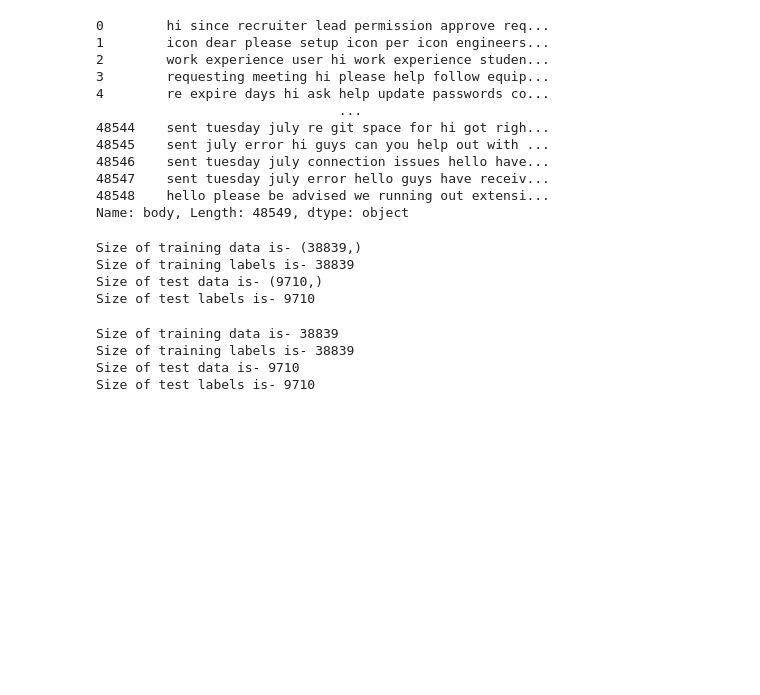
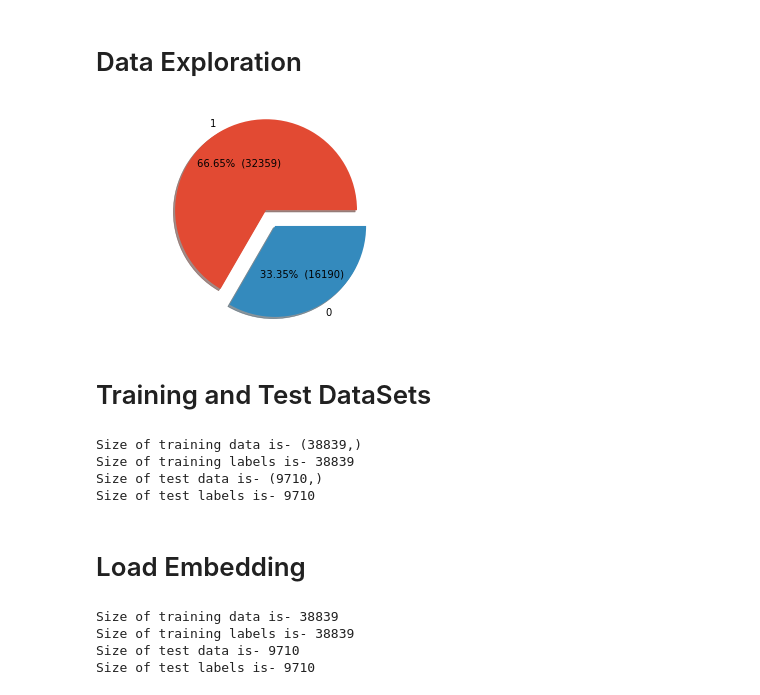
Before and after one commit to abhi1512/Service-Request_Classification, a Jupyter notebook: BinaryClassificationDeepLearning.ipynb, the cells around one changed output. Saved outputs shown, nothing was run; the diff lists cells and outputs as text; code cells hidden in the pictures; blank space fills up the shorter version.

```diff
--- a/BinaryClassificationDeepLearning.ipynb
+++ b/BinaryClassificationDeepLearning.ipynb
@@ -79,19 +167,13 @@ stopwords = set(stopwords.words("english"))
+# %% [markdown]
+# Data Exploration
 # %%
-all_ticket_df=pd.read_csv('all_ticketsnew.csv', encoding='utf-8')
+all_ticket_df=pd.read_csv('all_tickets_processed_2topics.csv', encoding='utf-8')
 
-labelData = all_ticket_df['ticket_type']
+all_ticket_df.head()
+
+labelData = all_ticket_df['Target']
 data = all_ticket_df['body']
-data
+
+plot_pie(labelData)
 # %% [output]
-0        hi since recruiter lead permission approve req...
-1        icon dear please setup icon per icon engineers...
-2        work experience user hi work experience studen...
-3        requesting meeting hi please help follow equip...
-4        re expire days hi ask help update passwords co...
-                               ...
-48544    sent tuesday july re git space for hi got righ...
-48545    sent july error hi guys can you help out with ...
-48546    sent tuesday july connection issues hello have...
-48547    sent tuesday july error hello guys have receiv...
-48548    hello please be advised we running out extensi...
-Name: body, Length: 48549, dtype: object
+[figure, added]
@@ -100,2 +180,4 @@ import tensorflow as tf
+# %% [markdown]
+# Training and Test DataSets
 # %%
 from numpy import array
@@ -120,6 +203,8 @@ Size of training data is- (38839,)
 Size of training labels is- 38839
 Size of test data is- (9710,)
 Size of test labels is- 9710
+# %% [markdown]
+# Load Embedding
 # %%
 # load the whole embedding into memory
 from tensorflow.keras.preprocessing.text import Tokenizer
```
Also changed, not shown: parts of 22 cells of this notebook, 9 other files.
